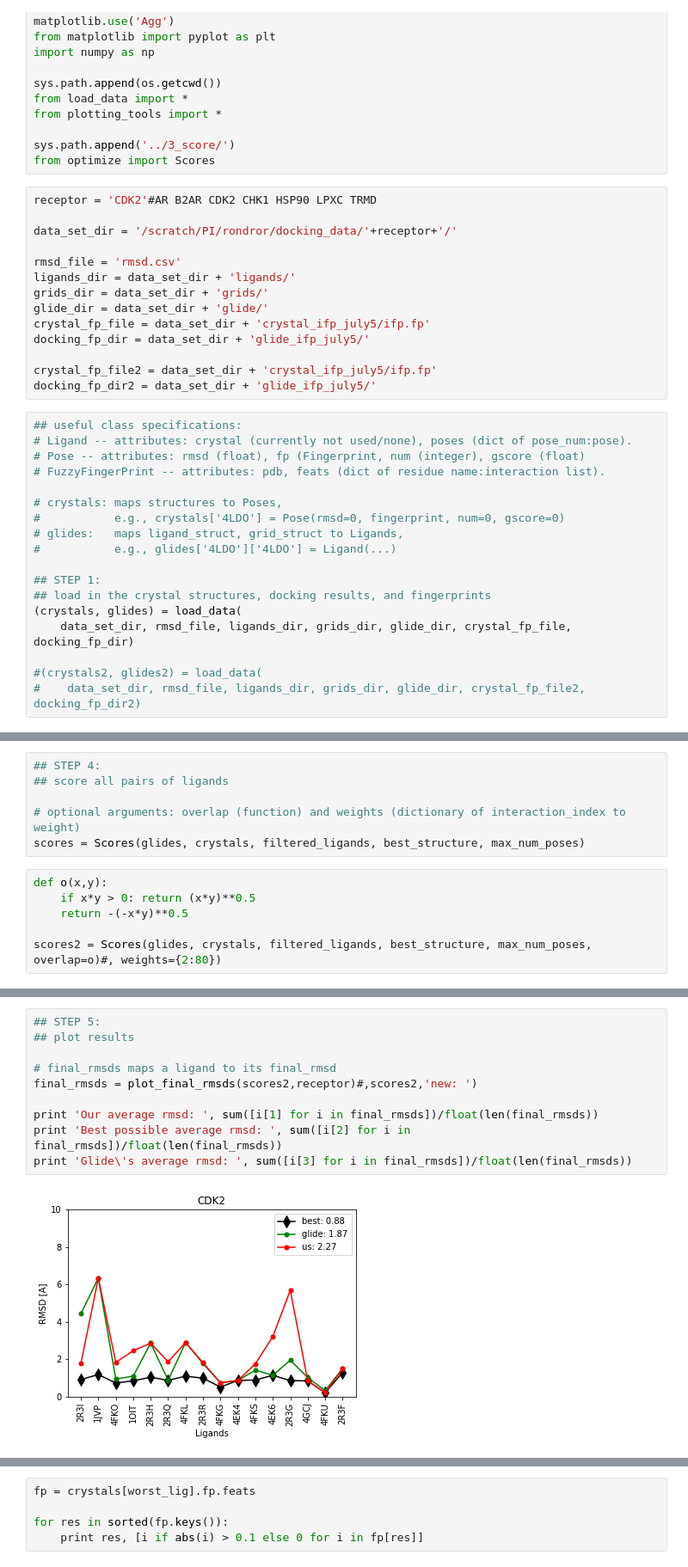
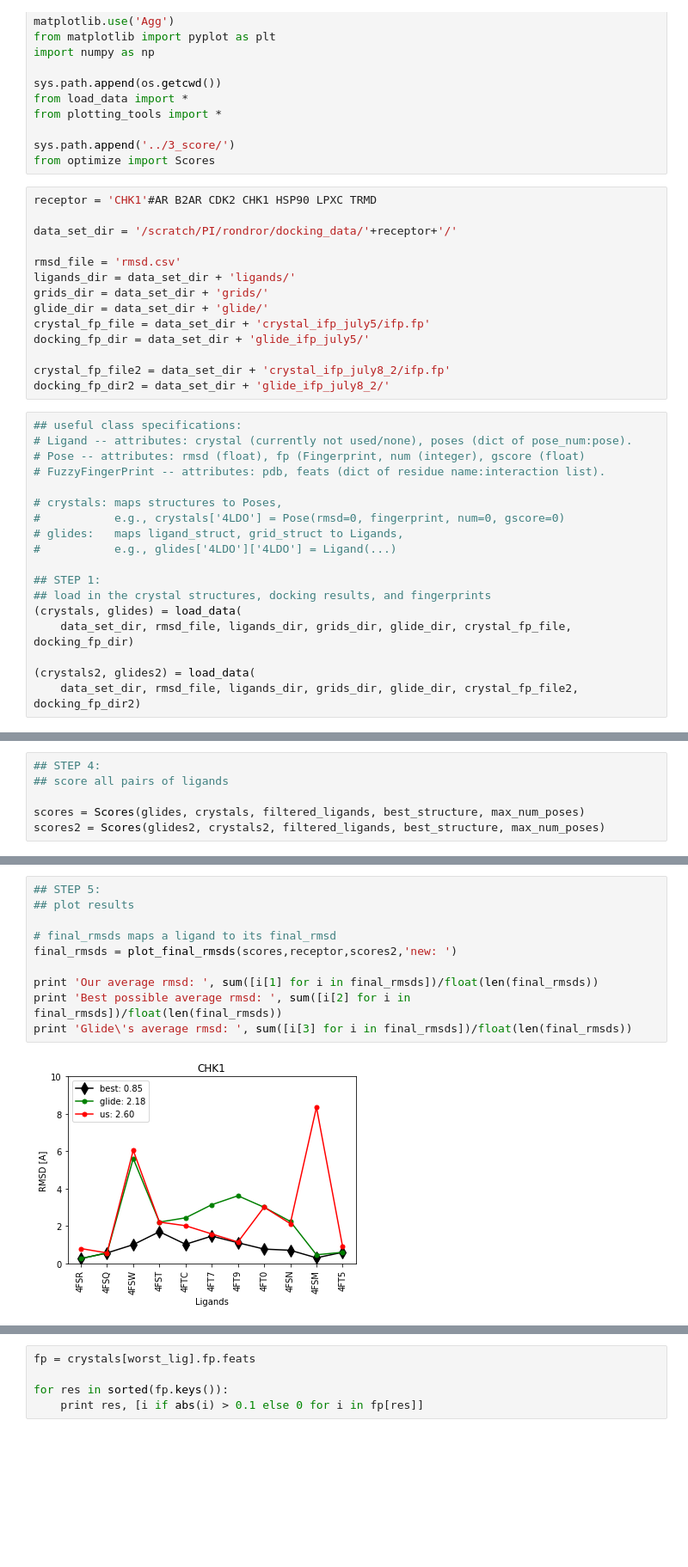
Before and after one commit to orangese/combind_multistruct_benchmarking, a Jupyter notebook: notebooks/main.ipynb, the cells around one changed output, grey strips where cells are left out. Shown at 86% size. Cells and saved outputs as stored; diff of their text form; blank space fills up the shorter version.

```diff
--- a/notebooks/main.ipynb
+++ b/notebooks/main.ipynb
@@ -14,7 +14,7 @@ from plotting_tools import *
 sys.path.append('../3_score/')
 from optimize import Scores
 # %%
-receptor = 'CDK2'#AR B2AR CDK2 CHK1 HSP90 LPXC TRMD
+receptor = 'CHK1'#AR B2AR CDK2 CHK1 HSP90 LPXC TRMD
 
 data_set_dir = '/scratch/PI/rondror/docking_data/'+receptor+'/'
 
@@ -25,8 +25,8 @@ glide_dir = data_set_dir + 'glide/'
 crystal_fp_file = data_set_dir + 'crystal_ifp_july5/ifp.fp'
 docking_fp_dir = data_set_dir + 'glide_ifp_july5/'
 
-crystal_fp_file2 = data_set_dir + 'crystal_ifp_july5/ifp.fp'
-docking_fp_dir2 = data_set_dir + 'glide_ifp_july5/'
+crystal_fp_file2 = data_set_dir + 'crystal_ifp_july8_2/ifp.fp'
+docking_fp_dir2 = data_set_dir + 'glide_ifp_july8_2/'
 # %%
 ## useful class specifications:
 # Ligand -- attributes: crystal (currently not used/none), poses (dict of pose_num:pose).
@@ -43,6 +43,6 @@ docking_fp_dir2 = data_set_dir + 'glide_ifp_july5/'
 (crystals, glides) = load_data(
     data_set_dir, rmsd_file, ligands_dir, grids_dir, glide_dir, crystal_fp_file, docking_fp_dir)
 
-#(crystals2, glides2) = load_data(
-#    data_set_dir, rmsd_file, ligands_dir, grids_dir, glide_dir, crystal_fp_file2, docking_fp_dir2)
+(crystals2, glides2) = load_data(
+    data_set_dir, rmsd_file, ligands_dir, grids_dir, glide_dir, crystal_fp_file2, docking_fp_dir2)
 # %% [output]
@@ -98,11 +98,5 @@ with an average best rmsd of 0.880
 ## STEP 4:
 ## score all pairs of ligands
 
-# optional arguments: overlap (function) and weights (dictionary of interaction_index to weight)
 scores = Scores(glides, crystals, filtered_ligands, best_structure, max_num_poses)
+scores2 = Scores(glides2, crystals2, filtered_ligands, best_structure, max_num_poses)
-# %%
-def o(x,y):
-    if x*y > 0: return (x*y)**0.5
-    return -(-x*y)**0.5
-
-scores2 = Scores(glides, crystals, filtered_ligands, best_structure, max_num_poses, overlap=o)#, weights={2:80})
@@ -109,12 +105,12 @@ scores2 = Scores(glides, crystals, filtered_ligands, best_structure, max_num_pos
 # %%
 ## STEP 5:
 ## plot results
 
 # final_rmsds maps a ligand to its final_rmsd
-final_rmsds = plot_final_rmsds(scores2,receptor)#,scores2,'new: ')
+final_rmsds = plot_final_rmsds(scores,receptor,scores2,'new: ')
 
 print 'Our average rmsd: ', sum([i[1] for i in final_rmsds])/float(len(final_rmsds))
 print 'Best possible average rmsd: ', sum([i[2] for i in final_rmsds])/float(len(final_rmsds))
 print 'Glide\'s average rmsd: ', sum([i[3] for i in final_rmsds])/float(len(final_rmsds))
 # %% [output]
-[figure, old version]
+[figure, new version]
```
Also changed, not shown: parts of 9 cells of this notebook, 15 other files.
